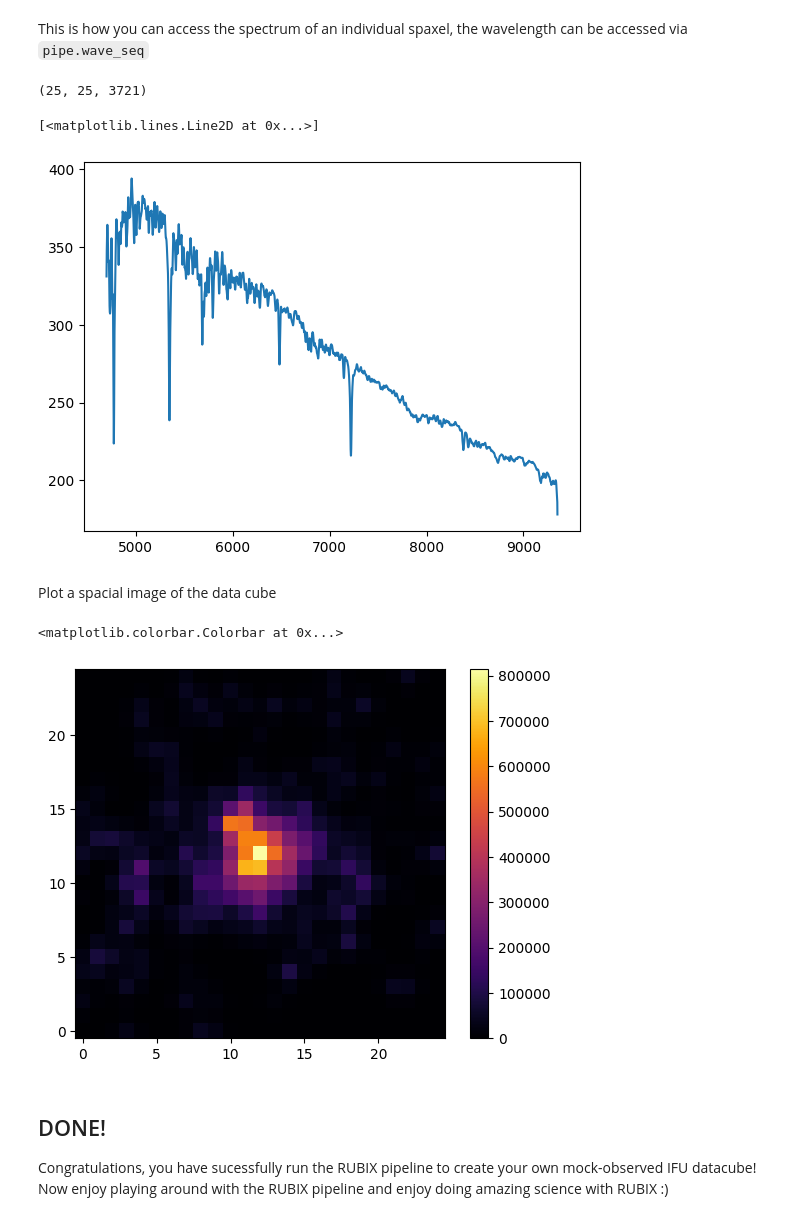
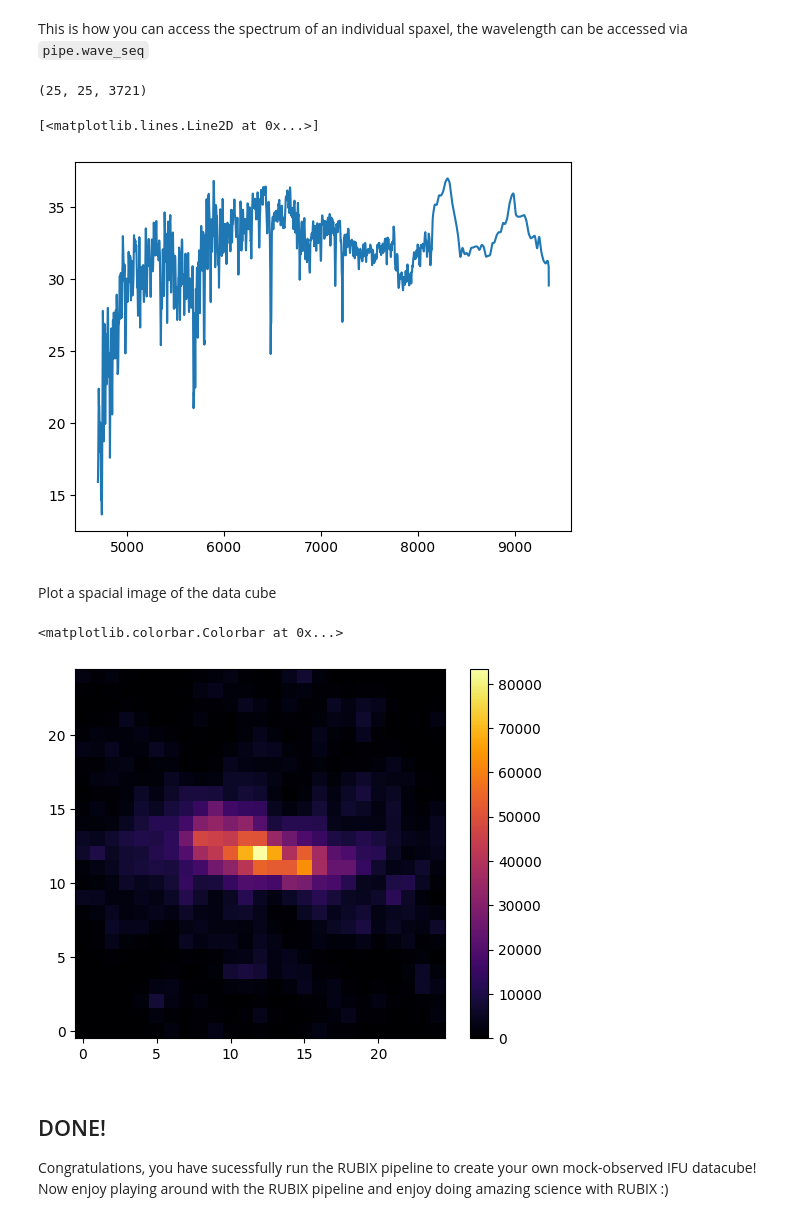
Before and after one commit to AstroAI-Lab/rubix, a Jupyter notebook: notebooks/rubix_pipeline_single_function.ipynb, the cells around one changed output. Saved outputs shown, nothing was run; the diff lists cells and outputs as text; code cells hidden in the pictures.

```diff
--- a/notebooks/rubix_pipeline_single_function.ipynb
+++ b/notebooks/rubix_pipeline_single_function.ipynb
@@ -90,12 +90,12 @@ config = {
 
     "galaxy":
         {"dist_z": 0.1,
-         "rotation": {"type": "face-on"},
+         "rotation": {"type": "edge-on"},
         },
 
     "ssp": {
         "template": {
-            "name": "Mastar_CB19_SLOG_1_5"
+            "name": "FSPS"
         },
         "dust": {
                 "extinction_model": "Cardelli89",
@@ -238,22 +227,22 @@ plt.plot(wave, spectra[12,12,:])
 # %% [output]
 (25, 25, 3721)
 [<matplotlib.lines.Line2D at 0x...>]
-[figure, old version]
+[figure, new version]
 # %% [markdown]
 Plot a spacial image of the data cube
 # %%
 #NBVAL_SKIP
 # get the spectra of the visible wavelengths from the ifu cube
 visible_spectra = rubixdata.stars.datacube[:, :, visible_indices[0]]
 #visible_spectra.shape
 
 # Sum up all spectra to create an image
 image = jnp.sum(visible_spectra, axis = 2)
-plt.imshow(image, origin="lower", cmap="inferno")
+plt.imshow(image.T, origin="lower", cmap="inferno")
 plt.colorbar()
 # %% [output]
 <matplotlib.colorbar.Colorbar at 0x...>
-[figure, old version]
+[figure, new version]
 # %% [markdown]
 ## DONE!
 
```
Also changed, not shown: parts of 2 cells of this notebook.
